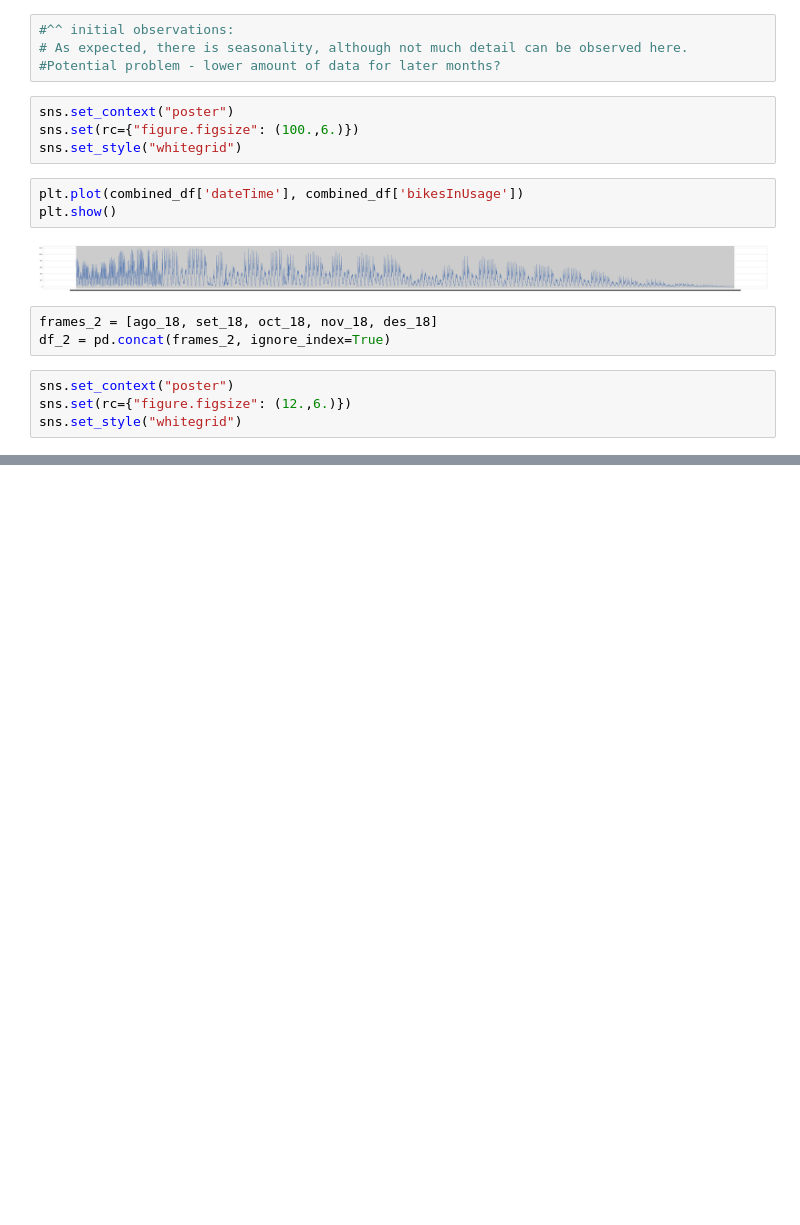
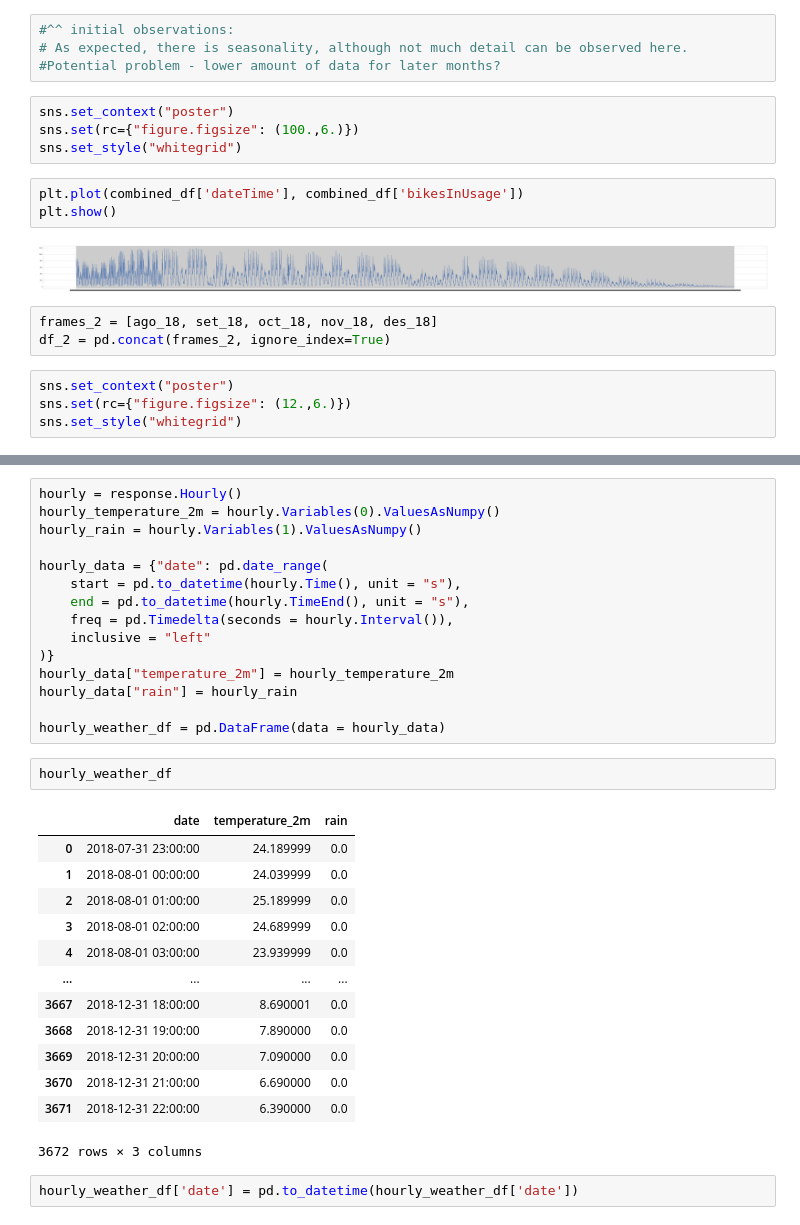
Before and after one commit to edwardrodgermartinez/Final-Project-Predictive-Modelling-for-Bicing-Use, a Jupyter notebook: exploring_cleaning.ipynb, the cells around one changed output, grey strips where cells are left out. Cells and saved outputs as stored; diff of their text form; blank space fills up the shorter version.

```diff
--- a/exploring_cleaning.ipynb
+++ b/exploring_cleaning.ipynb
@@ -88,0 +184,33 @@ df_2
+# %%
+hourly = response.Hourly()
+hourly_temperature_2m = hourly.Variables(0).ValuesAsNumpy()
+hourly_rain = hourly.Variables(1).ValuesAsNumpy()
+
+hourly_data = {"date": pd.date_range(
+	start = pd.to_datetime(hourly.Time(), unit = "s"),
+	end = pd.to_datetime(hourly.TimeEnd(), unit = "s"),
+	freq = pd.Timedelta(seconds = hourly.Interval()),
+	inclusive = "left"
+)}
+hourly_data["temperature_2m"] = hourly_temperature_2m
+hourly_data["rain"] = hourly_rain
+
+hourly_weather_df = pd.DataFrame(data = hourly_data)
+# %%
+hourly_weather_df
+# %% [output]
+|  | date | temperature_2m | rain |
+| 0 | 2018-07-31 23:00:00 | 24.189999 | 0.0 |
+| 1 | 2018-08-01 00:00:00 | 24.039999 | 0.0 |
+| 2 | 2018-08-01 01:00:00 | 25.189999 | 0.0 |
+| 3 | 2018-08-01 02:00:00 | 24.689999 | 0.0 |
+| 4 | 2018-08-01 03:00:00 | 23.939999 | 0.0 |
+| ... | ... | ... | ... |
+| 3667 | 2018-12-31 18:00:00 | 8.690001 | 0.0 |
+| 3668 | 2018-12-31 19:00:00 | 7.890000 | 0.0 |
+| 3669 | 2018-12-31 20:00:00 | 7.090000 | 0.0 |
+| 3670 | 2018-12-31 21:00:00 | 6.690000 | 0.0 |
+| 3671 | 2018-12-31 22:00:00 | 6.390000 | 0.0 |
+3672 rows × 3 columns
+# %%
+hourly_weather_df['date'] = pd.to_datetime(hourly_weather_df['date'])
```
Also changed, not shown: parts of 26 cells of this notebook, 1 other file.
